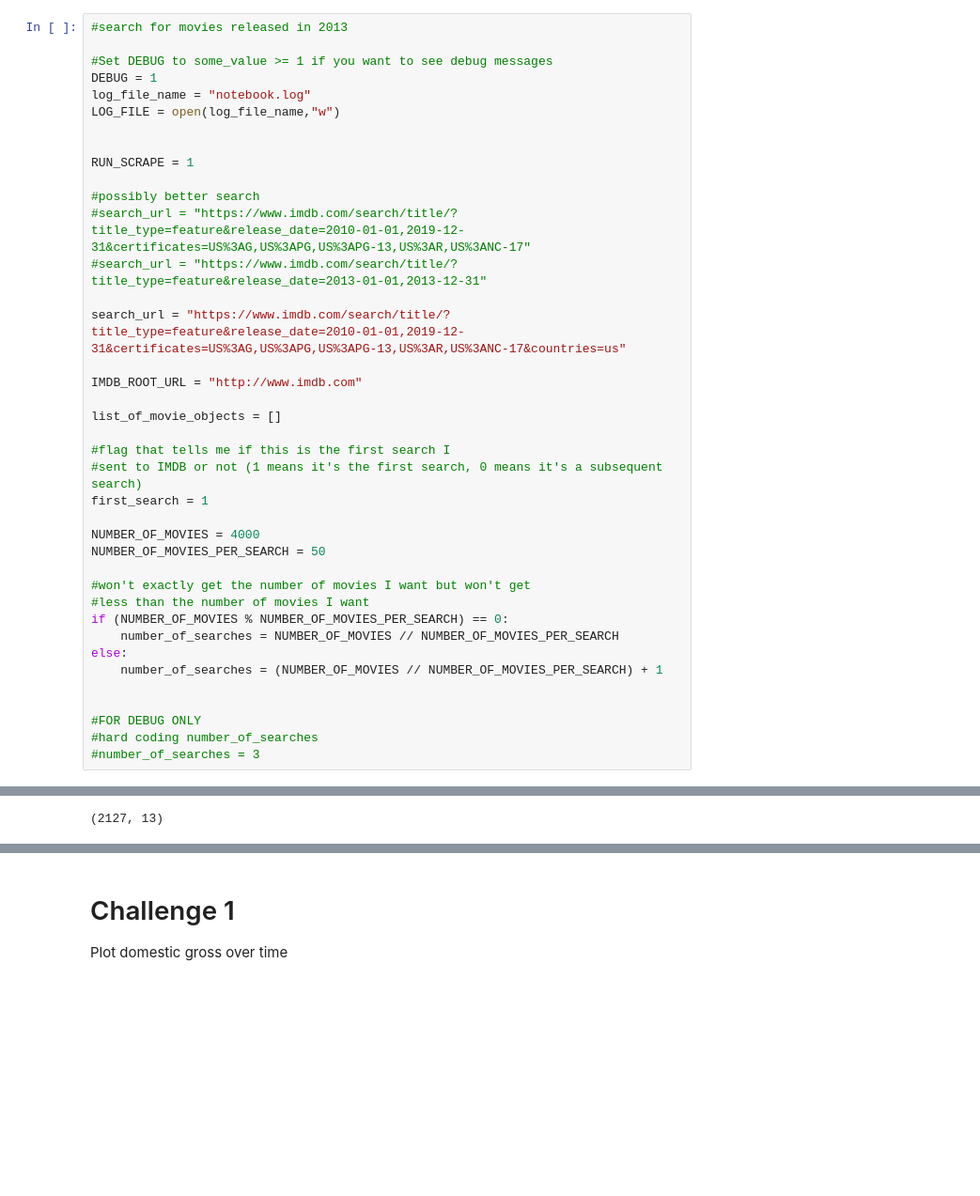
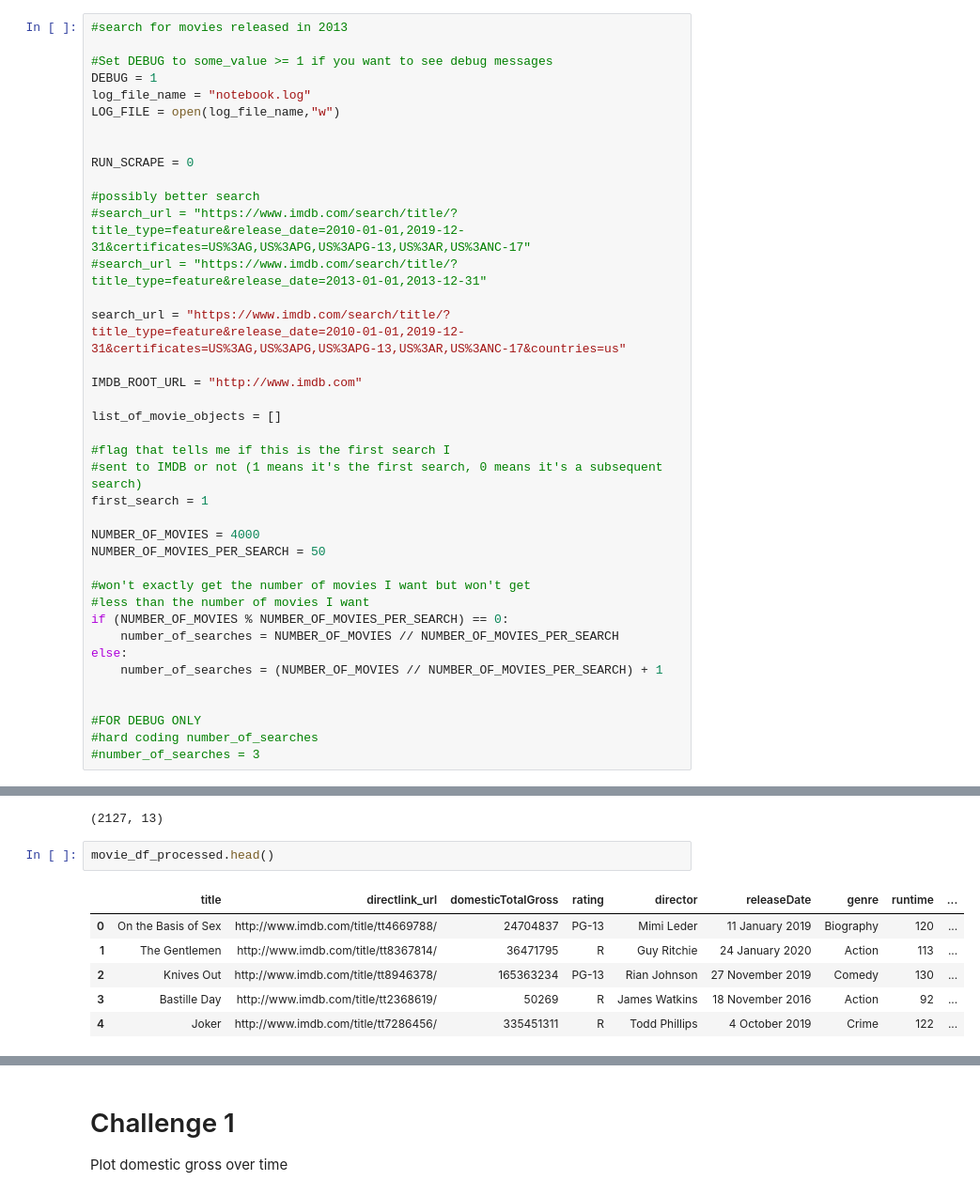
Before and after one commit to michael-a-green/Metis_Project2, a Jupyter notebook: Project2.ipynb, the cells around one changed output, grey strips where cells are left out. Shown at 94% size. Cells and saved outputs as stored; diff of their text form; blank space fills up the shorter version.

```diff
--- a/Project2.ipynb
+++ b/Project2.ipynb
@@ -152,7 +153,7 @@ log_file_name = "notebook.log"
 LOG_FILE = open(log_file_name,"w")
 
 
-RUN_SCRAPE = 1
+RUN_SCRAPE = 0
 
 #possibly better search
 #search_url = "https://www.imdb.com/search/title/?title_type=feature&release_date=2010-01-01,2019-12-31&certificates=US%3AG,US%3APG,US%3APG-13,US%3AR,US%3ANC-17"
@@ -504,3 +505,12 @@ Shape of data frame
 movie_df_processed.shape
 # %% [output]
 (2127, 13)
+# %%
+movie_df_processed.head()
+# %% [output]
+|  | title | directlink_url | domesticTotalGross | rating | director | releaseDate | genre | runtime | ... |
+| 0 | On the Basis of Sex | http://www.imdb.com/title/tt4669788/ | 24704837 | PG-13 | Mimi Leder | 11 January 2019 | Biography | 120 | ... |
+| 1 | The Gentlemen | http://www.imdb.com/title/tt8367814/ | 36471795 | R | Guy Ritchie | 24 January 2020 | Action | 113 | ... |
+| 2 | Knives Out | http://www.imdb.com/title/tt8946378/ | 165363234 | PG-13 | Rian Johnson | 27 November 2019 | Comedy | 130 | ... |
+| 3 | Bastille Day | http://www.imdb.com/title/tt2368619/ | 50269 | R | James Watkins | 18 November 2016 | Action | 92 | ... |
+| 4 | Joker | http://www.imdb.com/title/tt7286456/ | 335451311 | R | Todd Phillips | 4 October 2019 | Crime | 122 | ... |
```
Also changed, not shown: parts of 32 cells of this notebook.
